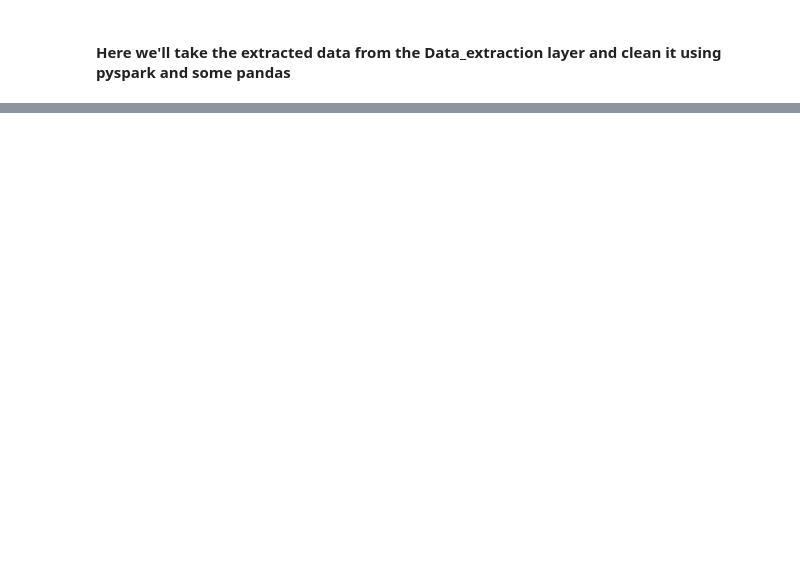
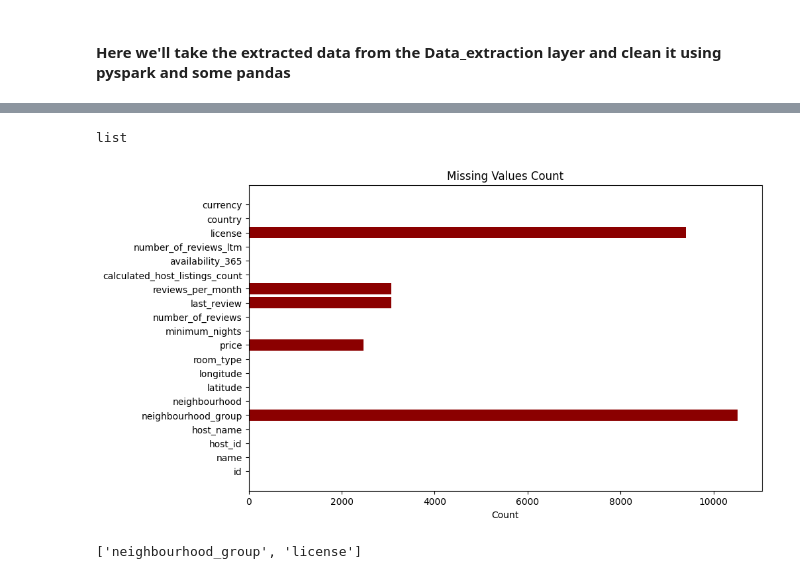
Before and after one commit to Nel-zi/GlobalStay, a Jupyter notebook: Data_cleaning.ipynb, the cells around one changed output, grey strips where cells are left out. Cells and saved outputs as stored; diff of their text form; code cells hidden in the pictures; blank space fills up the shorter version.

```diff
--- a/Data_cleaning.ipynb
+++ b/Data_cleaning.ipynb
@@ -27,0 +51,3 @@ spark
+# %%
+# To make cleaning easier, we should convert all of the columns in the sample_data to strings
+sample_data = sample_data.astype(str)
@@ -27,0 +57,3 @@ spark
+# %%
+# Now let's switch over to spark and create the a spark dataframe from the sample_data
+listing_df = spark.createDataFrame(sample_data)
@@ -27,0 +181,30 @@ spark
+# %%
+# Now let's show the distribution of the missing values in the columns
+
+
+# **Option 1:**
+# null_counts = [(column, listing_df.where(col(column).isNull()).count() + listing_df.where(col(column) == 'nan').count())
+#                for column in listing_df.columns]
+
+
+# or
+
+#**Option 2:**
+# This second method is not so accurate though, best to use the first.
+
+# for column in listing_df.columns:
+#     print(column, 'Nulls', 'nan', listing_df.filter(listing_df[column].isNull()).count())
+
+
+
+#**Option 3:**
+# This is an even better way to do it, although it takes longer
+missing_values = [(column,
+                   listing_df.where(col(column).isNull()).count() +
+                   listing_df.where(col(column) == 'nan').count() +
+                   listing_df.where(col(column) == '').count())
+                  for column in listing_df.columns]
+
+# Convert to DataFrame for easier processing
+missing_df = spark.createDataFrame(missing_values, ["Column", "Missing Count"])
+missing_df.show()
@@ -27,0 +252,14 @@ spark
+# %%
+type(missing_values)
+# %% [output]
+list
+# %%
+# Now let's plot a graph to visualise the distribution of the missing values
+
+plt.figure(figsize=(10,6))
+plt.barh(*zip(*missing_values), color='darkred')
+plt.xlabel('Count')
+plt.title('Missing Values Count')
+plt.show()
+# %% [output]
+[figure, added]
@@ -27,0 +269,4 @@ spark
+# %%
+columns_to_drop
+# %% [output]
+['neighbourhood_group', 'license']
```
Also changed, not shown: parts of 47 cells of this notebook, 2 other files.
